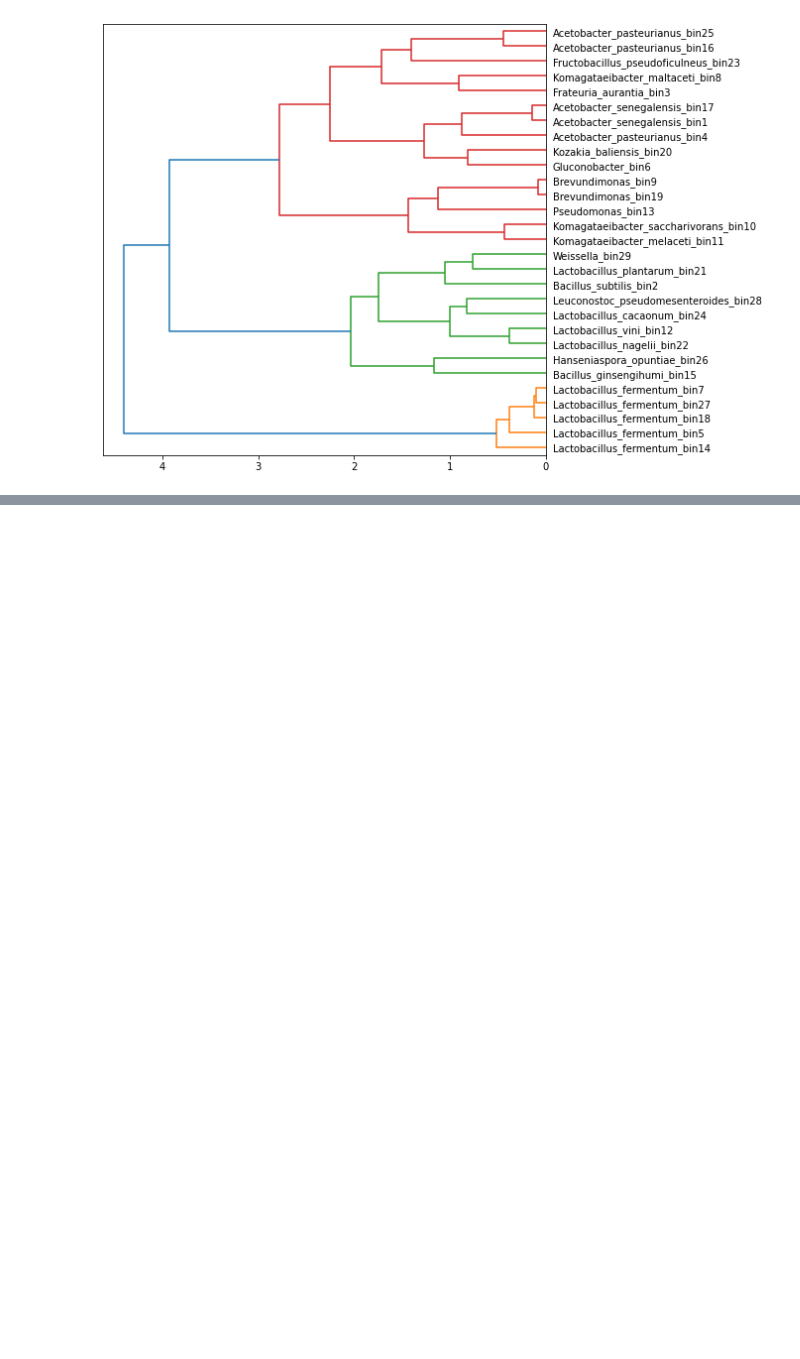
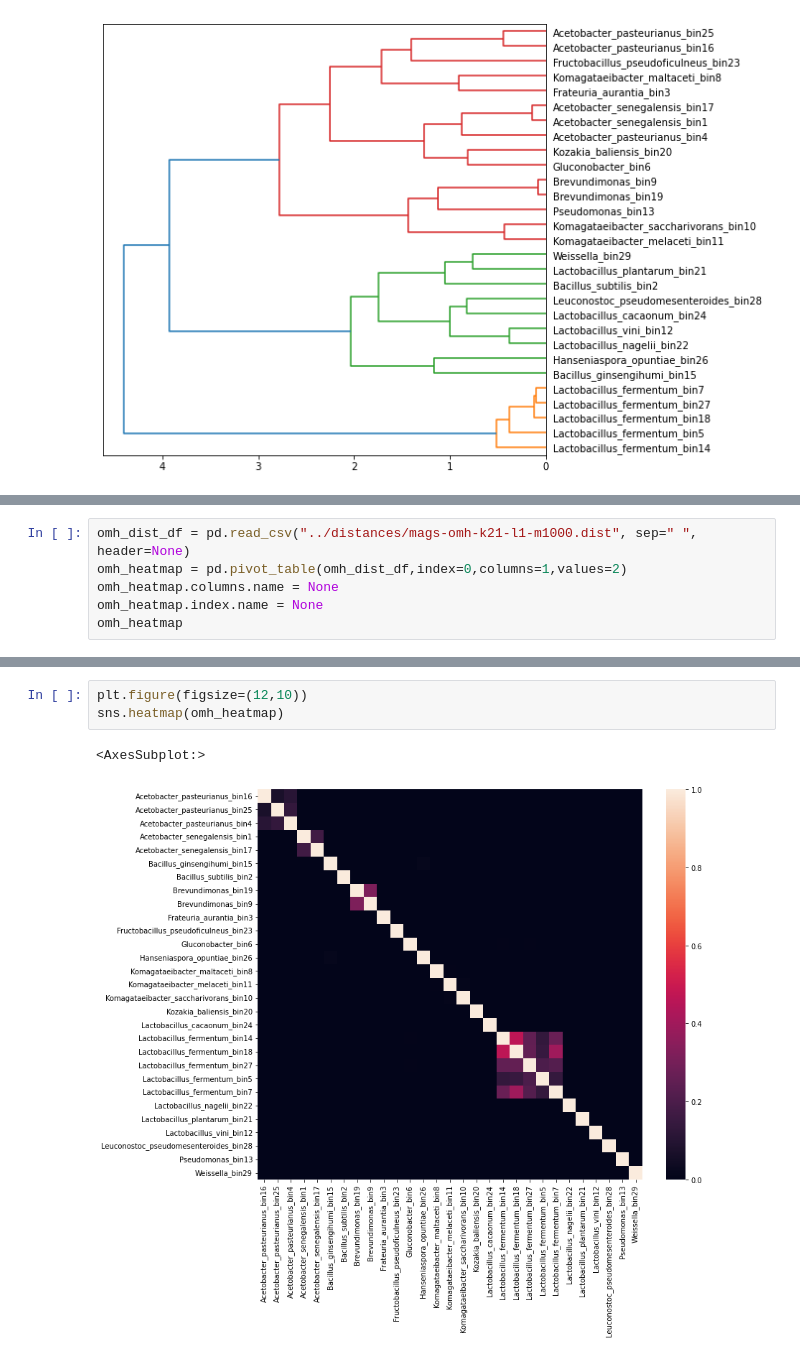
Before and after one commit to LuiggiTenorioK/minhash-benchmark, a Jupyter notebook: src/clustering.ipynb, the cells around one changed output, grey strips where cells are left out. Cells and saved outputs as stored; diff of their text form; blank space fills up the shorter version.

```diff
--- a/src/clustering.ipynb
+++ b/src/clustering.ipynb
@@ -91,0 +96,6 @@ plt.show()
+# %%
+omh_dist_df = pd.read_csv("../distances/mags-omh-k21-l1-m1000.dist", sep=" ", header=None)
+omh_heatmap = pd.pivot_table(omh_dist_df,index=0,columns=1,values=2)
+omh_heatmap.columns.name = None
+omh_heatmap.index.name = None
+omh_heatmap
@@ -91,0 +121,6 @@ plt.show()
+# %%
+plt.figure(figsize=(12,10))
+sns.heatmap(omh_heatmap)
+# %% [output]
+<AxesSubplot:>
+[figure, added]
```
Also changed, not shown: parts of 4 cells of this notebook, 7 other files.
